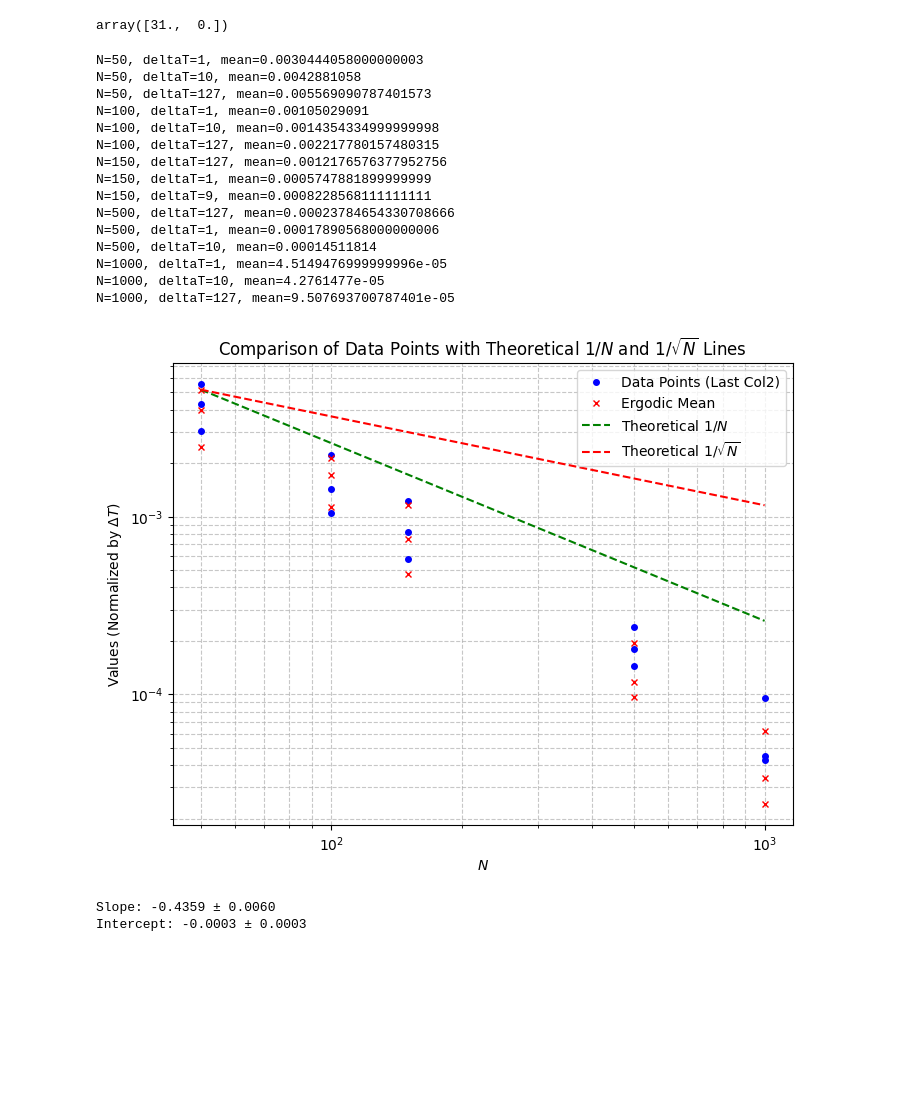
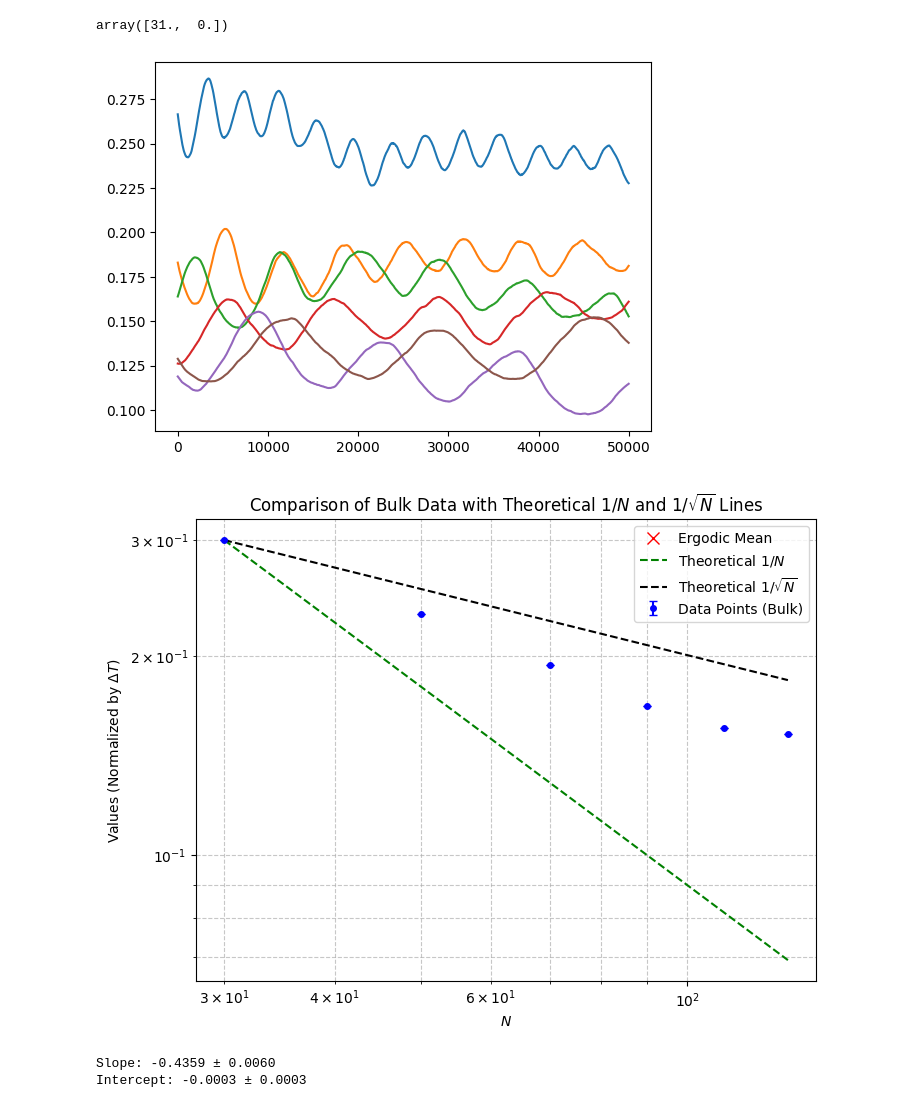
Before and after one commit to vdiflorio/1Dchain, a Jupyter notebook: hist.ipynb, the cells around one changed output. Drawn from its saved outputs; the diff is of its cells as text; code cells hidden in the pictures; blank space fills up the shorter version.

```diff
--- a/hist.ipynb
+++ b/hist.ipynb
@@ -325,7 +325,7 @@ import numpy as np
 import matplotlib.pyplot as plt
 
 # Define the folders containing the .dat files
-folder_path_tcf = "/home/dcarbone/catene/lepri/"
+folder_path_tcf = "/home/dcarbone/catene/bulk/"
 folder_path_erg = "/home/dcarbone/catene/ergodic/"
 
 # 1. Process ttcf_mil_N_<number>_Tr_<deltaT>.dat files
@@ -334,10 +334,11 @@ file_list_tcf.sort(key=lambda x: int(x.split("_")[3]))  # Sort by N
 
 # Prepare data for the first set of files
 N_values = []
-last_col2_values = []
+last_col2_means = []
+last_col2_semi_dispersion = []  # To store semidispersions
 
 for file_name in file_list_tcf:
-    if "pp" not in file_name:
+    if "Tr_128" not in file_name and "Tr_11" not in file_name and "N_250" not in file_name:
         file_path = os.path.join(folder_path_tcf, file_name)
         data = np.loadtxt(file_path)
 
@@ -345,76 +346,68 @@ for file_name in file_list_tcf:
         deltaT = int(file_name.split("_")[-1].split(".")[0]) - 1  # Extract deltaT (last number before .dat) and subtract 1
 
         N_values.append(N)
-        last_col2_values.append(np.mean(data[:, 1][-100:]) / deltaT)  # Normalize by deltaT
-        print(f"N={N}, deltaT={deltaT}, mean={last_col2_values[-1]}")
-
+        normalized_data = data[:, 1] / deltaT
+        mean_value = np.max(normalized_data[:])  # Mean of last 100 points
+        semi_dispersion = (np.max(normalized_data[-30000:]) - np.min(normalized_data[-10000:])) / 2  # Semidispersion
+        plt.plot(data[10000:, 1] / deltaT)
+        last_col2_means.append(mean_value)
+        last_col2_semi_dispersion.append(semi_dispersion)
+plt.show()
 N_values = np.array(N_values)
-last_col2_values = np.array(last_col2_values)
+last_col2_means = np.array(last_col2_means)
+last_col2_semi_dispersion = np.array(last_col2_semi_dispersion)
 
 # 2. Process ergodic_N_<number>_Tr_<deltaT>.dat files
 file_list_erg = [f for f in os.listdir(folder_path_erg) if f.startswith("ergodic_N_") and f.endswith(".dat")]
 file_list_erg.sort(key=lambda x: int(x.split("_")[2]))  # Sort by N
 
 ergodic_N_values = []
 ergodic_means = []
 
-for file_name in file_list_erg:
-    file_path = os.path.join(folder_path_erg, file_name)
-    with open(file_path, 'r') as f:
-        line = f.readline().strip()  # Read the first line
-        ergodic_mean = float(line.split(":")[1].strip())  # Extract the numeric value after "Ergodic mean:"
+# for file_name in file_list_erg:
+#     if "Tr_2" not in file_name and "Tr_11" not in file_name and "N_30" not in file_name and "N_500" not in file_name and "N_750" not in file_name and "N_1000" not in file_name:
+#         file_path = os.path.join(folder_path_erg, file_name)
+#         with open(file_path, 'r') as f:
+#             line = f.readline().strip()  # Read the first line
+#             ergodic_mean = float(line.split(":")[1].strip())  # Extract the numeric value after "Ergodic mean:"
 
-    N = int(file_name.split("_")[2])  # Extract N
-    deltaT = int(file_name.split("_")[-1].split(".")[0]) - 1  # Extract deltaT
-    ergodic_N_values.append(N)
-    ergodic_means.append(ergodic_mean / deltaT)  # Normalize by deltaT
+#         N = int(file_name.split("_")[2])  # Extract N
+#         deltaT = int(file_name.split("_")[-1].split(".")[0]) - 1  # Extract deltaT
+#         ergodic_N_values.append(N)
+#         ergodic_means.append(ergodic_mean / deltaT)  # Normalize by deltaT
 
 ergodic_N_values = np.array(ergodic_N_values)
 ergodic_means = np.array(ergodic_means)
 
 # 3. Generate theoretical lines for comparison
-inv_N = 1/N_values
-inv_sqrt_N = 1/np.sqrt(N_values)
-ref_line_invN = ergodic_means[0] * inv_N / inv_N[0]  # Scaled 1/N
-ref_line_inv_sqrtN = ergodic_means[0] * inv_sqrt_N / inv_sqrt_N[0]  # Scaled 1/sqrt(N)
+inv_N = 1 / N_values
+inv_sqrt_N = 1 / (N_values ** (1/3))
+ref_line_invN = last_col2_means[0] * inv_N / inv_N[0]  # Scaled 1/N
+ref_line_inv_sqrtN = last_col2_means[0] * inv_sqrt_N / inv_sqrt_N[0]  # Scaled 1/sqrt(N)
 
-# 4. Plot in log-log scale
+# 4. Plot in log-log scale with error bars (semidispersion)
 plt.figure(figsize=(8, 6))
 
-# Plot first dataset
-plt.loglog(N_values, last_col2_values, 'o', label="Data Points (Last Col2)", markersize=4, color="b")
+# Plot bulk data with error bars (semidispersion)
+plt.errorbar(N_values, last_col2_means, yerr=last_col2_semi_dispersion*0, fmt='o', label="Data Points (Bulk)", markersize=4, color="b", capsize=3)
 
 # Plot ergodic means
-plt.loglog(ergodic_N_values, ergodic_means, 'x', label="Ergodic Mean", markersize=4, color="red")
+plt.loglog(ergodic_N_values, ergodic_means, 'x', label="Ergodic Mean", markersize=8, color="red")
 
 # Add theoretical lines (optional)
 plt.loglog(N_values, ref_line_invN, '--', label=r"Theoretical $1/N$", color="g")
-plt.loglog(N_values, ref_line_inv_sqrtN, '--', label=r"Theoretical $1/\sqrt{N}$", color="r")
+plt.loglog(N_values, ref_line_inv_sqrtN, '--', label=r"Theoretical $1/\sqrt{N}$", color="black")
 
 # Customize plot
-plt.title("Comparison of Data Points with Theoretical $1/N$ and $1/\sqrt{N}$ Lines")
+plt.title("Comparison of Bulk Data with Theoretical $1/N$ and $1/\sqrt{N}$ Lines")
 plt.xlabel(r"$N$")
 plt.ylabel("Values (Normalized by $\Delta T$)")
 plt.legend()
 plt.grid(which="both", linestyle="--", alpha=0.7)
 plt.show()
 # %% [output]
-N=50, deltaT=1, mean=0.0030444058000000003
-N=50, deltaT=10, mean=0.0042881058
-N=50, deltaT=127, mean=0.005569090787401573
-N=100, deltaT=1, mean=0.00105029091
-N=100, deltaT=10, mean=0.0014354334999999998
-N=100, deltaT=127, mean=0.002217780157480315
-N=150, deltaT=127, mean=0.0012176576377952756
-N=150, deltaT=1, mean=0.0005747881899999999
-N=150, deltaT=9, mean=0.0008228568111111111
-N=500, deltaT=127, mean=0.00023784654330708666
-N=500, deltaT=1, mean=0.00017890568000000006
-N=500, deltaT=10, mean=0.00014511814
-N=1000, deltaT=1, mean=4.5149476999999996e-05
-N=1000, deltaT=10, mean=4.2761477e-05
-N=1000, deltaT=127, mean=9.507693700787401e-05
-[figure, old version]
+[figure, new version]
+[figure, added]
 # %%
 # %% [output]
 Slope: -0.4359 ± 0.0060
```
